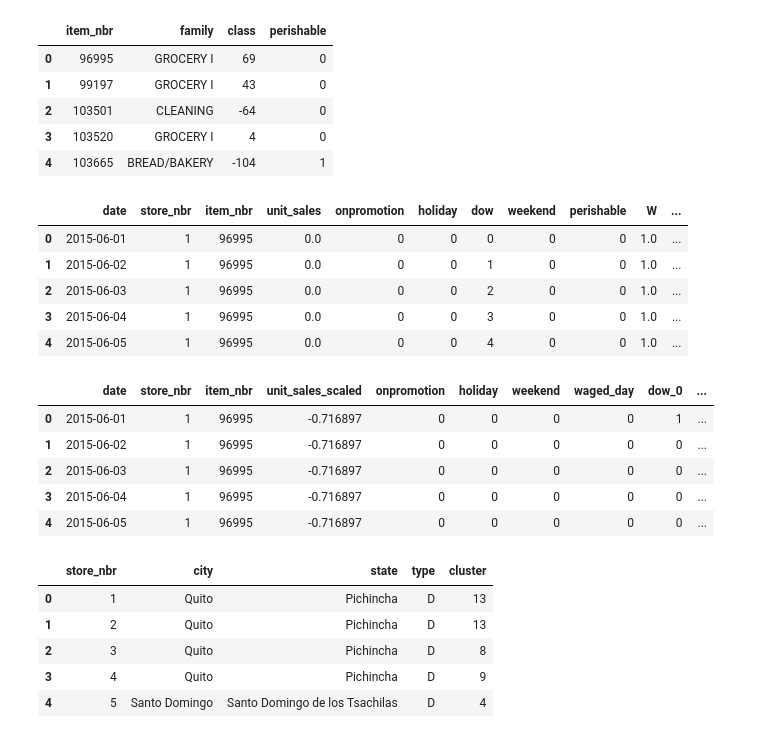
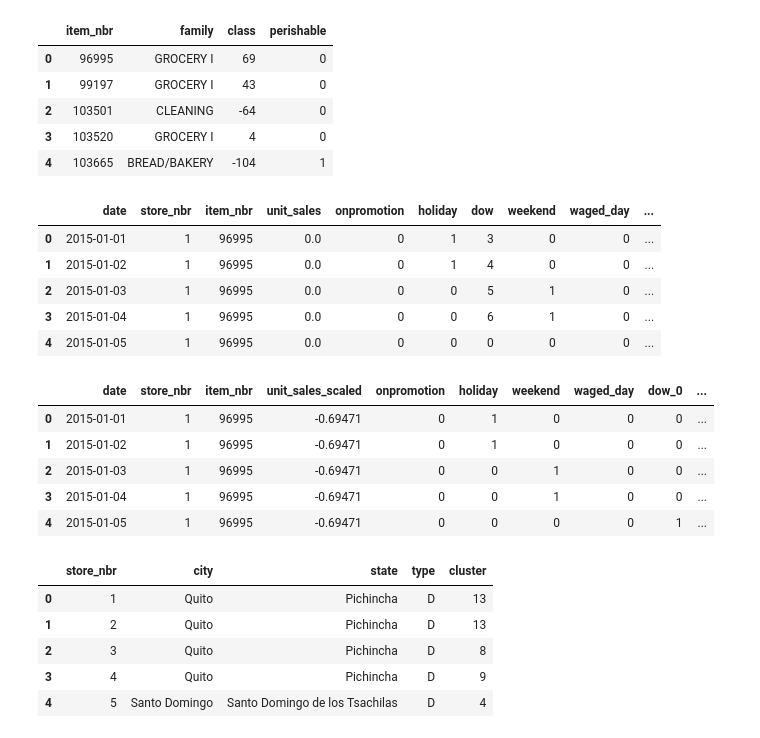
Before and after one commit to dchirikov/kg-favorita-grocery-sales-forecasting, a Jupyter notebook: 14-01.ipynb, the cells around one changed output. Saved outputs shown, nothing was run; the diff lists cells and outputs as text; code cells hidden in the pictures.

```diff
--- a/14-01.ipynb
+++ b/14-01.ipynb
@@ -6,9 +6,9 @@ import sklearn
 import gc
 # %%
 df = pd.read_csv(
-    '../LSTM/inputs/df_train_reduced_cleared.csv.gz',
+    'data/df_reduced_cleared.csv.gz',
     parse_dates=[0],
-    usecols=list(range(1,9)),
+    usecols=list(range(1,10)),
     dtype={
         'item_nbr': np.int32,
         'store_nbr': np.int8,
@@ -46,28 +46,28 @@ df_items.head()
 | 3 | 103520 | GROCERY I | 4 | 0 |
 | 4 | 103665 | BREAD/BAKERY | -104 | 1 |
 # %%
-df['waged_day'] = df['date'].apply(lambda x: 1 if x.day == 15 or x.day == x.daysinmonth else 0)
+#df['waged_day'] = df['date'].apply(lambda x: 1 if x.day == 15 or x.day == x.daysinmonth else 0)
 # %%
 df = df.merge(df_items[['item_nbr', 'perishable']])
 
 df['W'] = df['perishable'].apply(lambda x: 1.25 if x else 1)
-df['unit_sales_scaled'] = np.log1p(df['unit_sales']) * np.sqrt(df['W'])
+df['unit_sales_scaled'] = np.log1p(df['unit_sales'])
 
 units_mean = df['unit_sales_scaled'].mean()
 units_std = df['unit_sales_scaled'].std()
 #units_min = df['unit_sales_scaled'].min()
 #units_max = df['unit_sales_scaled'].max()
 #df['unit_sales_scaled'] = (df['unit_sales_scaled'] - units_min)/(units_max-units_min)
 df['unit_sales_scaled'] = (df['unit_sales_scaled'] - units_mean)/units_std
 
 df.head()
 # %% [output]
-|  | date | store_nbr | item_nbr | unit_sales | onpromotion | holiday | dow | weekend | perishable | W | ... |
-| 0 | 2015-06-01 | 1 | 96995 | 0.0 | 0 | 0 | 0 | 0 | 0 | 1.0 | ... |
-| 1 | 2015-06-02 | 1 | 96995 | 0.0 | 0 | 0 | 1 | 0 | 0 | 1.0 | ... |
-| 2 | 2015-06-03 | 1 | 96995 | 0.0 | 0 | 0 | 2 | 0 | 0 | 1.0 | ... |
-| 3 | 2015-06-04 | 1 | 96995 | 0.0 | 0 | 0 | 3 | 0 | 0 | 1.0 | ... |
-| 4 | 2015-06-05 | 1 | 96995 | 0.0 | 0 | 0 | 4 | 0 | 0 | 1.0 | ... |
+|  | date | store_nbr | item_nbr | unit_sales | onpromotion | holiday | dow | weekend | waged_day | ... |
+| 0 | 2015-01-01 | 1 | 96995 | 0.0 | 0 | 1 | 3 | 0 | 0 | ... |
+| 1 | 2015-01-02 | 1 | 96995 | 0.0 | 0 | 1 | 4 | 0 | 0 | ... |
+| 2 | 2015-01-03 | 1 | 96995 | 0.0 | 0 | 0 | 5 | 1 | 0 | ... |
+| 3 | 2015-01-04 | 1 | 96995 | 0.0 | 0 | 0 | 6 | 1 | 0 | ... |
+| 4 | 2015-01-05 | 1 | 96995 | 0.0 | 0 | 0 | 0 | 0 | 0 | ... |
 # %%
 df_dummies = pd.get_dummies(
     df[[
@@ -80,11 +80,11 @@ df_dummies = pd.get_dummies(
 df_dummies.head()
 # %% [output]
 |  | date | store_nbr | item_nbr | unit_sales_scaled | onpromotion | holiday | weekend | waged_day | dow_0 | ... |
-| 0 | 2015-06-01 | 1 | 96995 | -0.716897 | 0 | 0 | 0 | 0 | 1 | ... |
-| 1 | 2015-06-02 | 1 | 96995 | -0.716897 | 0 | 0 | 0 | 0 | 0 | ... |
-| 2 | 2015-06-03 | 1 | 96995 | -0.716897 | 0 | 0 | 0 | 0 | 0 | ... |
-| 3 | 2015-06-04 | 1 | 96995 | -0.716897 | 0 | 0 | 0 | 0 | 0 | ... |
-| 4 | 2015-06-05 | 1 | 96995 | -0.716897 | 0 | 0 | 0 | 0 | 0 | ... |
+| 0 | 2015-01-01 | 1 | 96995 | -0.69471 | 0 | 1 | 0 | 0 | 0 | ... |
+| 1 | 2015-01-02 | 1 | 96995 | -0.69471 | 0 | 1 | 0 | 0 | 0 | ... |
+| 2 | 2015-01-03 | 1 | 96995 | -0.69471 | 0 | 0 | 1 | 0 | 0 | ... |
+| 3 | 2015-01-04 | 1 | 96995 | -0.69471 | 0 | 0 | 1 | 0 | 0 | ... |
+| 4 | 2015-01-05 | 1 | 96995 | -0.69471 | 0 | 0 | 0 | 0 | 1 | ... |
 # %%
 df_stores = pd.read_csv('../input/stores.csv')
 df_stores.head()
```
Also changed, not shown: parts of 2 cells of this notebook, 6 other files.
